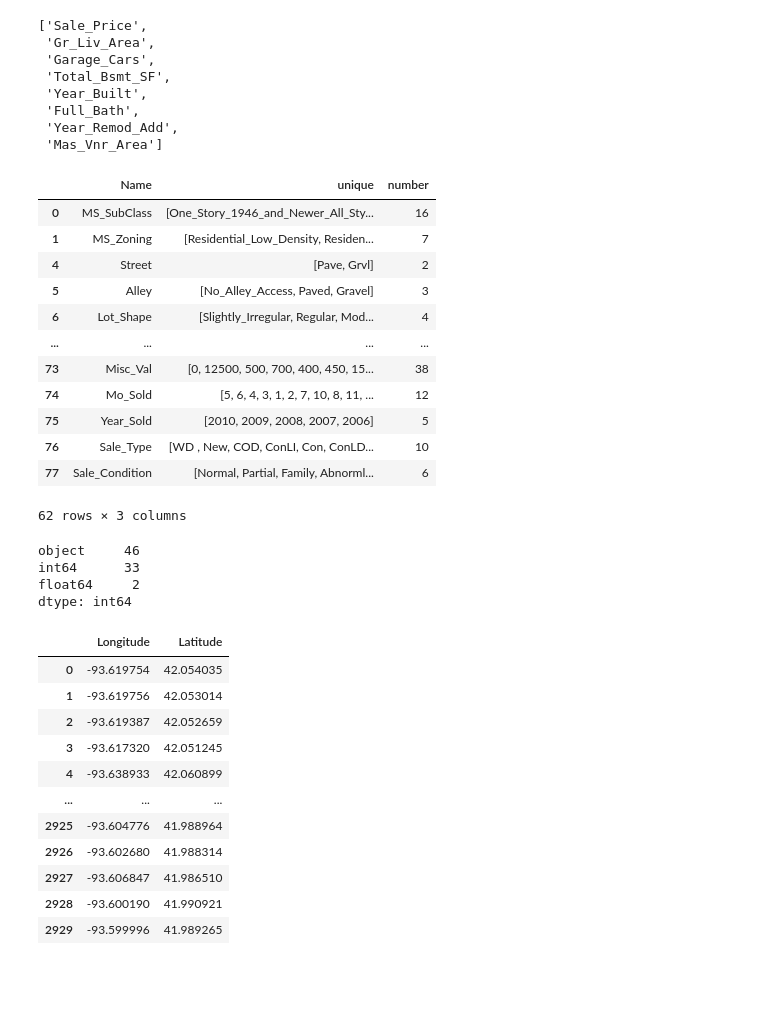
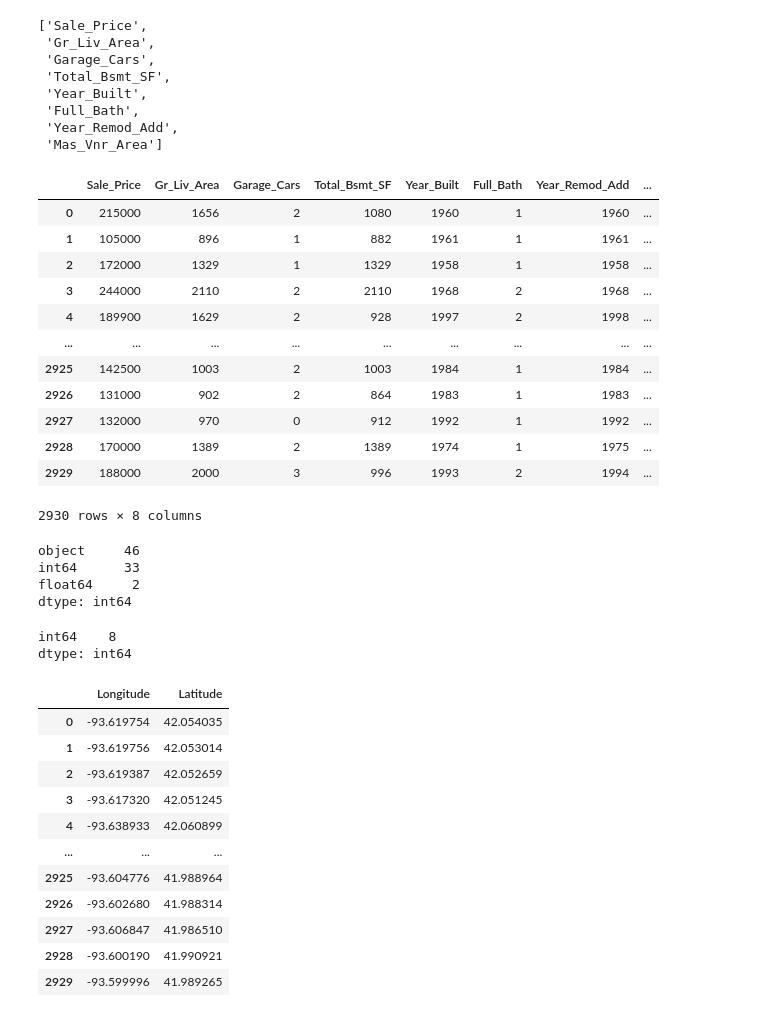
Before and after one commit to NICFRU/Advance-Machine-Learning, a Jupyter notebook: Bonus 1/Bonus1.ipynb, the cells around one changed output. Cells and saved outputs as stored; diff of their text form; code cells hidden in the pictures; blank space fills up the shorter version.

```diff
--- a/Bonus 1/Bonus1.ipynb
+++ b/Bonus 1/Bonus1.ipynb
@@ -74,4 +78,4 @@ df2[df2["Sale_Price"] > 0.5]["index"].to_list()
  'Year_Remod_Add',
  'Mas_Vnr_Area']
 # %%
-df2 = df[df2[df2["Sale_Price"] > 0.5]["index"].to_list()]
+df_top = df_top[df_zwischen[df_zwischen["Sale_Price"] > 0.5]["index"].to_list()]
@@ -84,19 +82,19 @@ test['number']=test['unique'].str.len()
-# %%
-test[test['number']<50]
-# %% [output]
-|  | Name | unique | number |
-| 0 | MS_SubClass | [One_Story_1946_and_Newer_All_Sty... | 16 |
-| 1 | MS_Zoning | [Residential_Low_Density, Residen... | 7 |
-| 4 | Street | [Pave, Grvl] | 2 |
-| 5 | Alley | [No_Alley_Access, Paved, Gravel] | 3 |
-| 6 | Lot_Shape | [Slightly_Irregular, Regular, Mod... | 4 |
-| ... | ... | ... | ... |
-| 73 | Misc_Val | [0, 12500, 500, 700, 400, 450, 15... | 38 |
-| 74 | Mo_Sold | [5, 6, 4, 3, 1, 2, 7, 10, 8, 11, ... | 12 |
-| 75 | Year_Sold | [2010, 2009, 2008, 2007, 2006] | 5 |
-| 76 | Sale_Type | [WD , New, COD, ConLI, Con, ConLD... | 10 |
-| 77 | Sale_Condition | [Normal, Partial, Family, Abnorml... | 6 |
-62 rows × 3 columns
+# %%
+df_top
+# %% [output]
+|  | Sale_Price | Gr_Liv_Area | Garage_Cars | Total_Bsmt_SF | Year_Built | Full_Bath | Year_Remod_Add | ... |
+| 0 | 215000 | 1656 | 2 | 1080 | 1960 | 1 | 1960 | ... |
+| 1 | 105000 | 896 | 1 | 882 | 1961 | 1 | 1961 | ... |
+| 2 | 172000 | 1329 | 1 | 1329 | 1958 | 1 | 1958 | ... |
+| 3 | 244000 | 2110 | 2 | 2110 | 1968 | 2 | 1968 | ... |
+| 4 | 189900 | 1629 | 2 | 928 | 1997 | 2 | 1998 | ... |
+| ... | ... | ... | ... | ... | ... | ... | ... | ... |
+| 2925 | 142500 | 1003 | 2 | 1003 | 1984 | 1 | 1984 | ... |
+| 2926 | 131000 | 902 | 2 | 864 | 1983 | 1 | 1983 | ... |
+| 2927 | 132000 | 970 | 0 | 912 | 1992 | 1 | 1992 | ... |
+| 2928 | 170000 | 1389 | 2 | 1389 | 1974 | 1 | 1975 | ... |
+| 2929 | 188000 | 2000 | 3 | 996 | 1993 | 2 | 1994 | ... |
+2930 rows × 8 columns
 # %%
 df.dtypes.value_counts()
 # %% [output]
@@ -104,6 +102,11 @@ object     46
 int64      33
 float64     2
 dtype: int64
+# %%
+df_top.dtypes.value_counts()
+# %% [output]
+int64    8
+dtype: int64
 # %%
 df.select_dtypes(include="float64")
 # %% [output]
```
Also changed, not shown: parts of 27 cells of this notebook.
